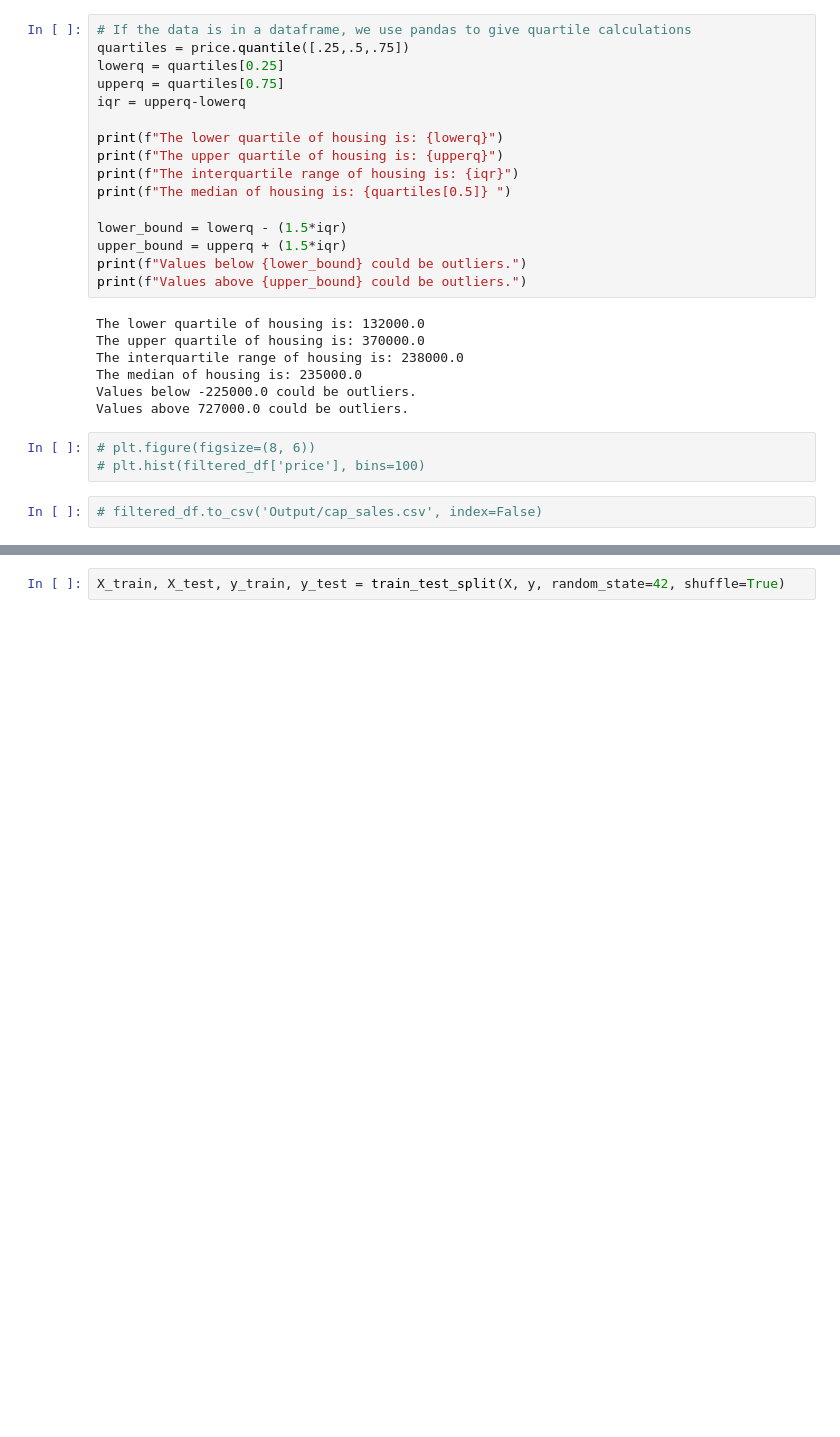
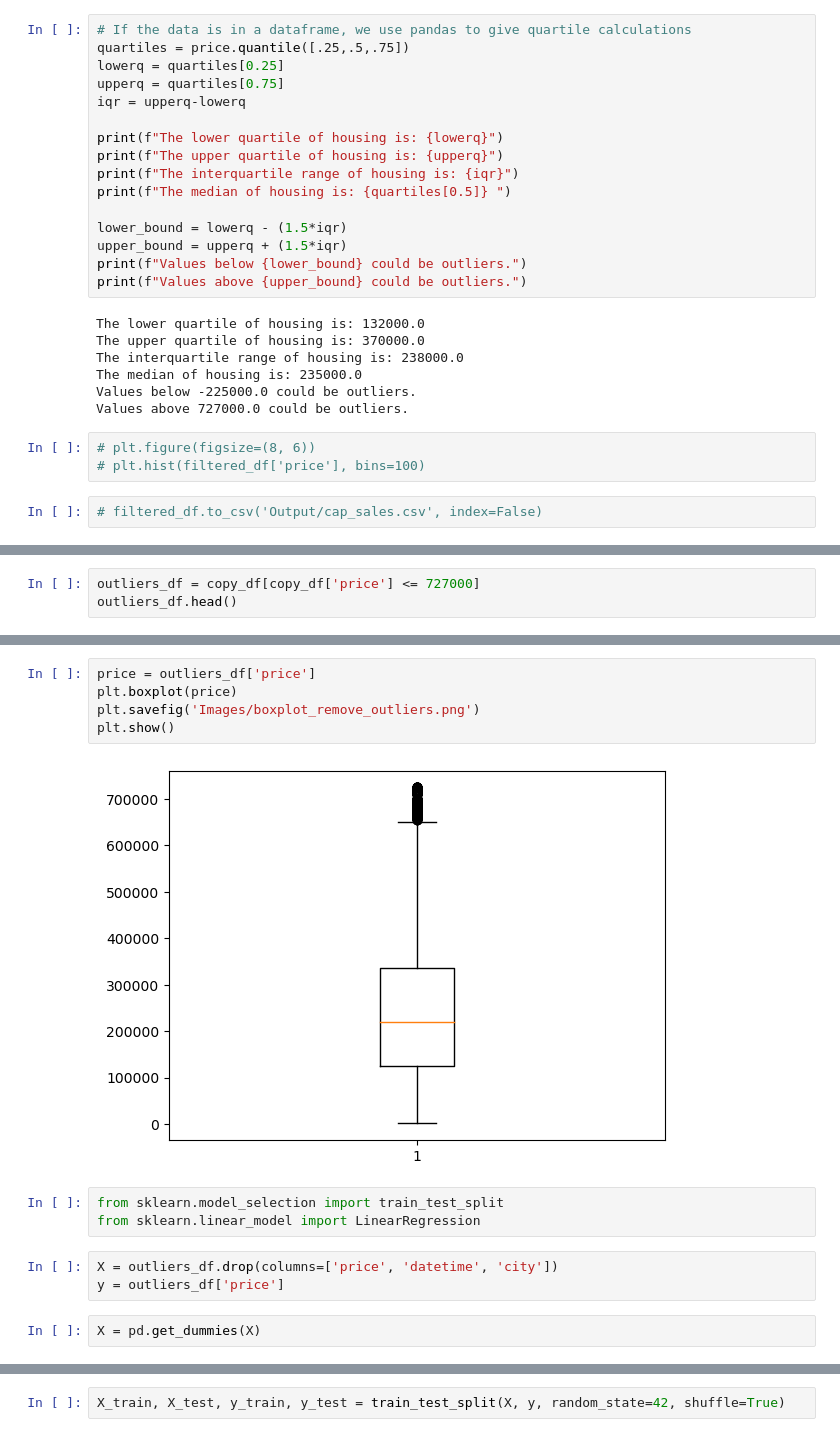
Before and after one commit to Andrewli1212/project-4, a Jupyter notebook: Italy_property.ipynb, the cells around one changed output, grey strips where cells are left out. Drawn from its saved outputs; the diff is of its cells as text; blank space fills up the shorter version.

```diff
--- a/Italy_property.ipynb
+++ b/Italy_property.ipynb
@@ -332,0 +334,3 @@ Name: region, dtype: int64
+# %%
+outliers_df = copy_df[copy_df['price'] <= 727000]
+outliers_df.head()
@@ -332,0 +345,15 @@ Name: region, dtype: int64
+# %%
+price = outliers_df['price']
+plt.boxplot(price)
+plt.savefig('Images/boxplot_remove_outliers.png')
+plt.show()
+# %% [output]
+[figure, added]
+# %%
+from sklearn.model_selection import train_test_split
+from sklearn.linear_model import LinearRegression
+# %%
+X = outliers_df.drop(columns=['price', 'datetime', 'city'])
+y = outliers_df['price']
+# %%
+X = pd.get_dummies(X)
```
Also changed, not shown: parts of 66 cells of this notebook, 4 other files.
